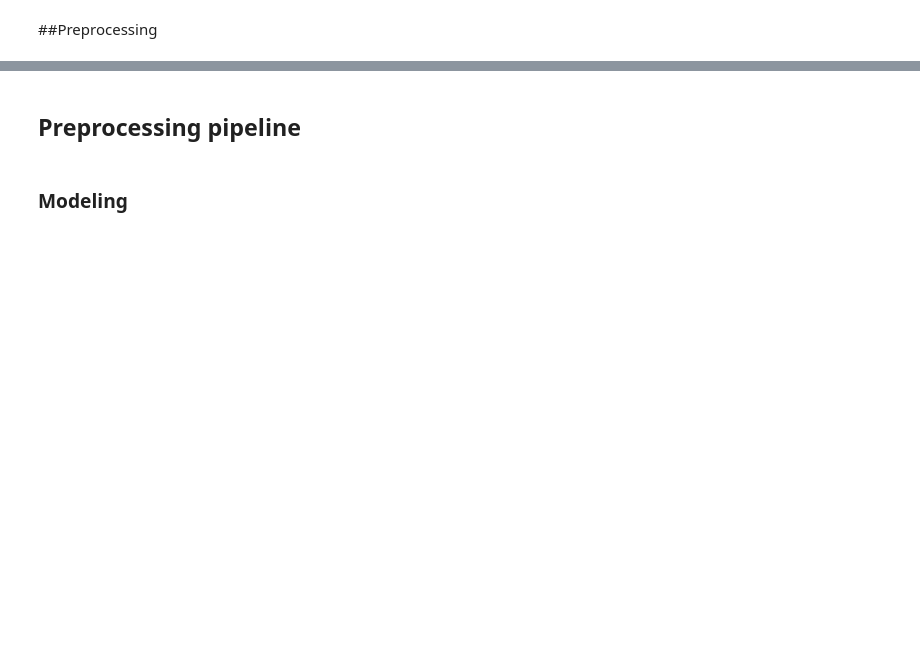
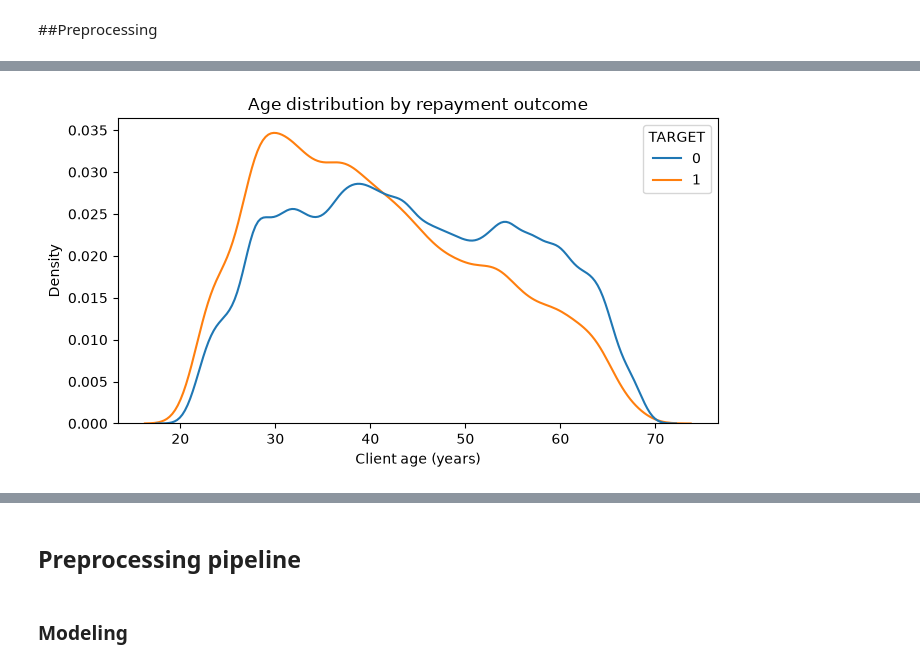
Before and after one commit to PrithviHe/ML_Project_Home_Credit_Default_Risk, a Jupyter notebook: 05.eda.ipynb, the cells around one changed output, grey strips where cells are left out. Cells and saved outputs as stored; diff of their text form; code cells hidden in the pictures; blank space fills up the shorter version.

```diff
--- a/05.eda.ipynb
+++ b/05.eda.ipynb
@@ -14,7 +13,7 @@ from sklearn.preprocessing import OrdinalEncoder
 #For OS
 import os
 # %%
-Test_Data = pd.read_csv('data/raw/application_test.csv')
-Train_Data = pd.read_csv('data/raw/application_train.csv')
+Test_Data = pd.read_csv('data/application_test.csv')
+Train_Data = pd.read_csv('data/application_train.csv')
 # %%
 print(Test_Data.head())
@@ -269,0 +699,17 @@ print("Total features:", len(num_cols) + len(cat_cols))
+# %%
+# Check an important data-quality issue in DAYS_EMPLOYED
+
+sentinel_value = 365243
+
+sentinel_count = (
+    Train_Data["DAYS_EMPLOYED"] == sentinel_value
+).sum()
+
+sentinel_percent = (
+    Train_Data["DAYS_EMPLOYED"] == sentinel_value
+).mean() * 100
+
+print(
+    f"DAYS_EMPLOYED == {sentinel_value}: "
+    f"{sentinel_count:,} rows ({sentinel_percent:.2f}%)"
+)
@@ -269,0 +774,13 @@ print("Total features:", len(num_cols) + len(cat_cols))
+# %%
+# --- Visualize relationships: does age relate to default risk? ---
+train_eda = X_train_fe.copy()
+train_eda['TARGET'] = y_train
+
+fig, ax = plt.subplots(figsize=(7,4))
+sns.kdeplot(data=train_eda, x='AGE_YEARS', hue='TARGET', common_norm=False, ax=ax)
+ax.set_title('Age distribution by repayment outcome')
+ax.set_xlabel('Client age (years)')
+plt.tight_layout()
+plt.show()
+# %% [output]
+[figure, added]
```
Also changed, not shown: parts of 83 cells of this notebook.
